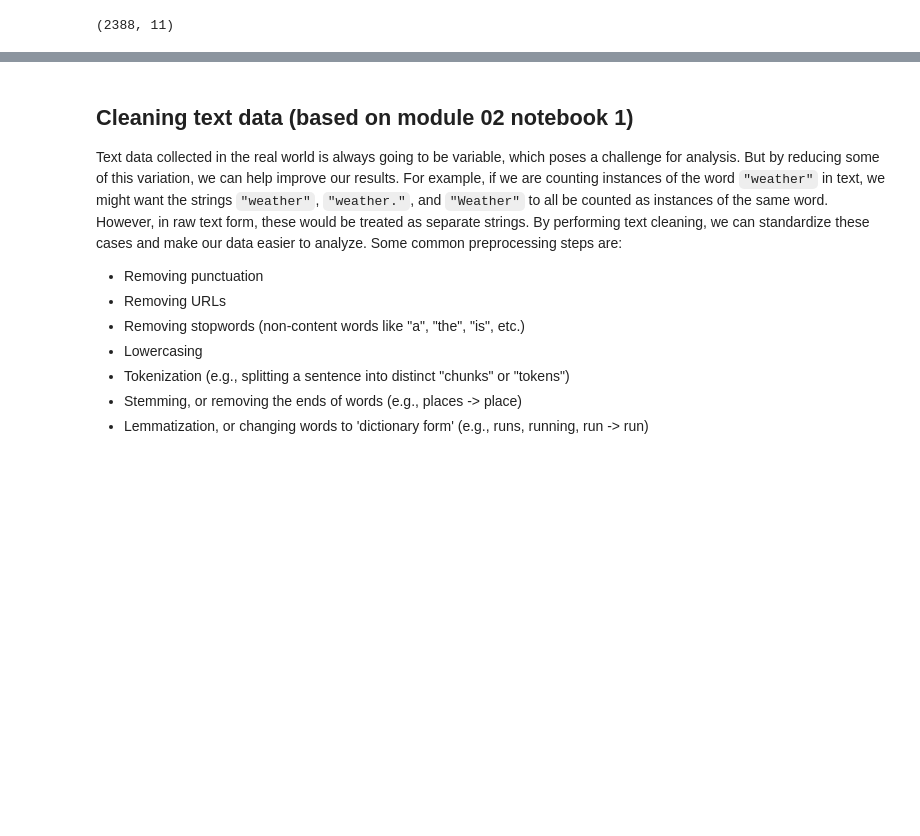
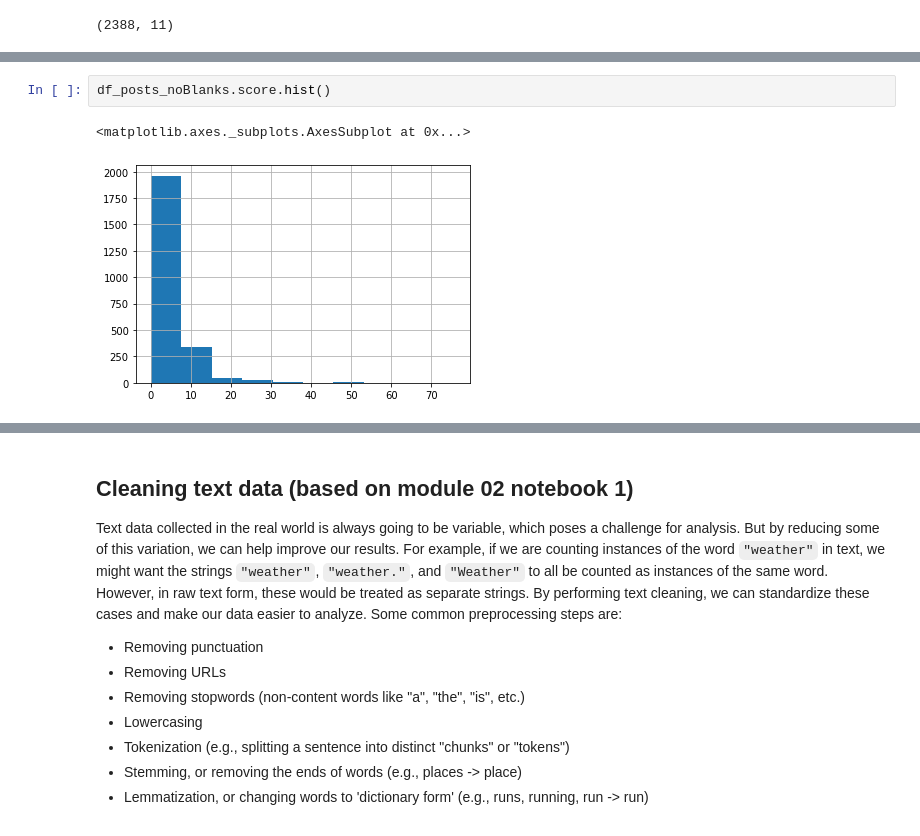
Before and after one commit to meiqingli/dssj_summer2022, a Jupyter notebook: dssj_publishing.ipynb, the cells around one changed output, grey strips where cells are left out. Saved outputs shown, nothing was run; the diff lists cells and outputs as text; blank space fills up the shorter version.

```diff
--- a/dssj_publishing.ipynb
+++ b/dssj_publishing.ipynb
@@ -164,0 +197,5 @@ df_posts_noBlanks.shape
+# %%
+df_posts_noBlanks.score.hist()
+# %% [output]
+<matplotlib.axes._subplots.AxesSubplot at 0x...>
+[figure, added]
```
Also changed, not shown: parts of 20 cells of this notebook.
